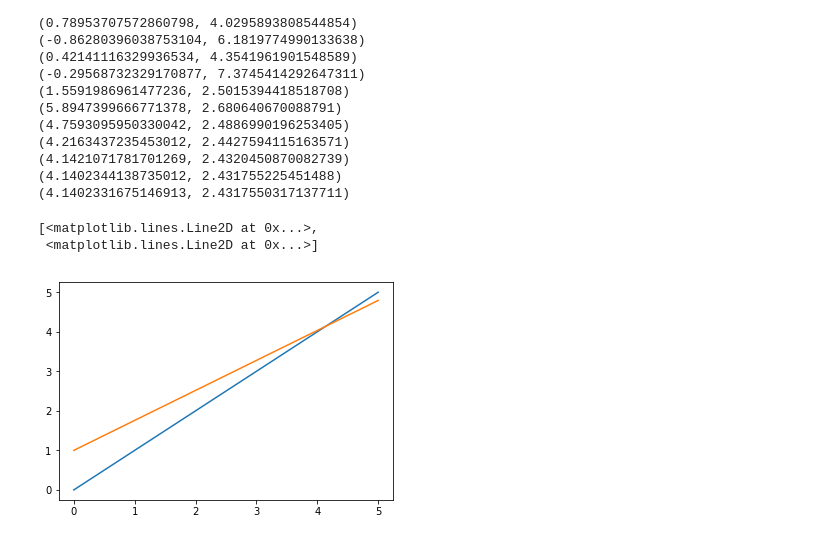
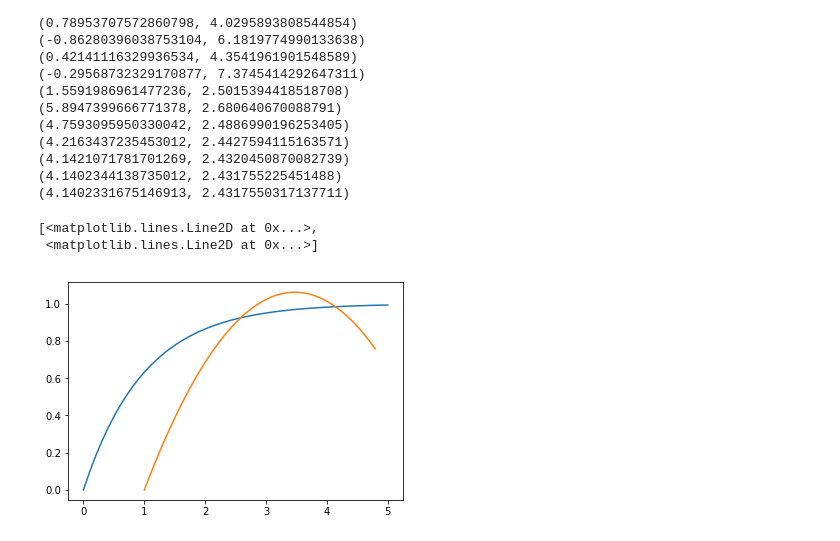
Before and after one commit to fabriciomurai/teaching, a Jupyter notebook: ancn_slides/MinimosLocais.ipynb, the cells around one changed output. Cells and saved outputs as stored; diff of their text form; code cells hidden in the pictures.

```diff
--- a/ancn_slides/MinimosLocais.ipynb
+++ b/ancn_slides/MinimosLocais.ipynb
@@ -82,12 +82,13 @@ for i in range(15):
 # %%
 t = np.linspace(0,5)
 xM = t
 yM = 1 - np.exp(-t)
 xI = 1-t*np.cos(alpha)
 yI = t*np.sin(alpha) - t**2/10
 
-plt.plot(t,xM,t,xI)
+
+plt.plot(xM,yM,xI,yI)
 # %% [output]
 [<matplotlib.lines.Line2D at 0x...>,
  <matplotlib.lines.Line2D at 0x...>]
-[figure, old version]
+[figure, new version]
```
Also changed, not shown: parts of 7 cells of this notebook.
